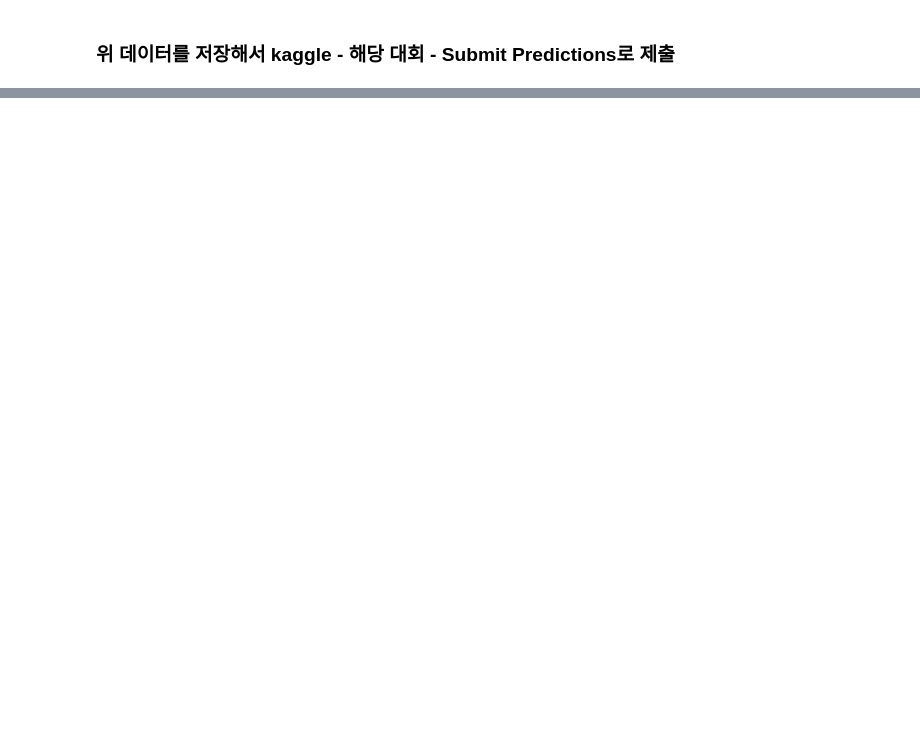
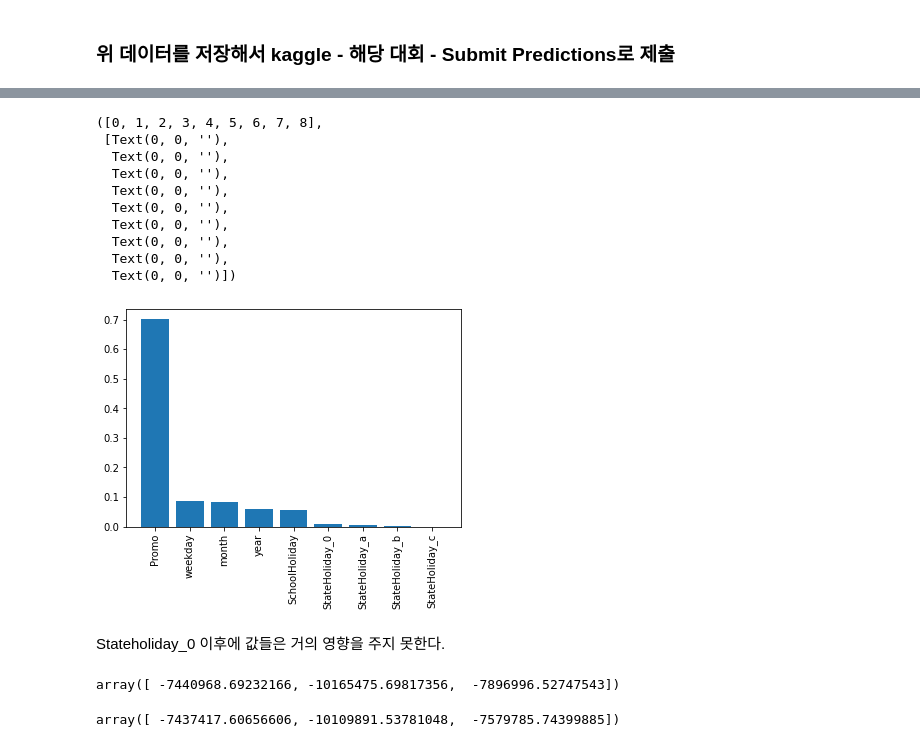
Before and after one commit to Jeong-Bin/DA-PROJECT, a Jupyter notebook: PROJECT_2 ML을 활용한 rossman 데이터 분석 + kaggle 제출.ipynb, the cells around one changed output, grey strips where cells are left out. Saved outputs shown, nothing was run; the diff lists cells and outputs as text; code cells hidden in the pictures; blank space fills up the shorter version.

```diff
--- a/PROJECT_2 ML을 활용한 rossman 데이터 분석 + kaggle 제출.ipynb
+++ b/PROJECT_2 ML을 활용한 rossman 데이터 분석 + kaggle 제출.ipynb
@@ -104,7 +104,7 @@ train.head()
 # %%
 from xgboost import XGBRegressor
 # %%
-xgb = XGBRegressor(m_estimators=300, learning_rate=0.1, random_state=2020)
+xgb = XGBRegressor(n_estimators=300, learning_rate=0.1, random_state=2020)
 # %%
 # 인풋변수로 활용할 데이터 지정
 xgb.fit(train[['Promo', 'SchoolHoliday', 'StateHoliday_0', 'StateHoliday_a', 'StateHoliday_b', 'StateHoliday_c', 'year', 'month', 'weekday']],
@@ -134,0 +139,7 @@ test[['id', 'Sales']].to_csv("submission.csv", index=False)
+# %%
+input_var = ['Promo', 'SchoolHoliday', 'StateHoliday_0', 'StateHoliday_a', 'StateHoliday_b', 'StateHoliday_c', 'year', 'month', 'weekday']
+# %%
+# 데이터프레임으로
+imp_df = pd.DataFrame({"var": input_var,
+                       "imp": xgb.feature_importances_})
+imp_df
@@ -134,0 +157,22 @@ test[['id', 'Sales']].to_csv("submission.csv", index=False)
+# %%
+# imp 기준으로 큰 것부터 정렬
+imp_df = imp_df.sort_values(['imp'], ascending=False)
+# %%
+# 시각화
+import matplotlib.pyplot as plt
+plt.bar(imp_df['var'], imp_df['imp'])
+plt.xticks(rotation=90)  # x축 변수들 이름 90도 회전
+# %% [output]
+([0, 1, 2, 3, 4, 5, 6, 7, 8],
+ [Text(0, 0, ''),
+  Text(0, 0, ''),
+  Text(0, 0, ''),
+  Text(0, 0, ''),
+  Text(0, 0, ''),
+  Text(0, 0, ''),
+  Text(0, 0, ''),
+  Text(0, 0, ''),
+  Text(0, 0, '')])
+[figure, added]
+# %% [markdown]
+Stateholiday_0 이후에 값들은 거의 영향을 주지 못한다.
@@ -134,0 +182,13 @@ test[['id', 'Sales']].to_csv("submission.csv", index=False)
+# %%
+cross_val_score(xgb, train[input_var], train['Sales'], scoring='neg_mean_squared_error', cv=3)
+            #  모델   인풋변수          타겟변수     에러점수를 책정하는 방법 neg는 -값   3개로 분
+# mean_squared_error 는 낮을 수록 좋다
+# %% [output]
+array([ -7440968.69232166, -10165475.69817356,  -7896996.52747543])
+# %%
+# 상위 5개만 사용
+cross_val_score(xgb, train[['Promo', 'weekday', 'month', 'year', 'SchoolHoliday']], train['Sales'], scoring='neg_mean_squared_error', cv=3)
+
+# 에러점수가 약간 줄었다.
+# %% [output]
+array([ -7437417.60656606, -10109891.53781048,  -7579785.74399885])
```
Also changed, not shown: parts of 5 cells of this notebook.
